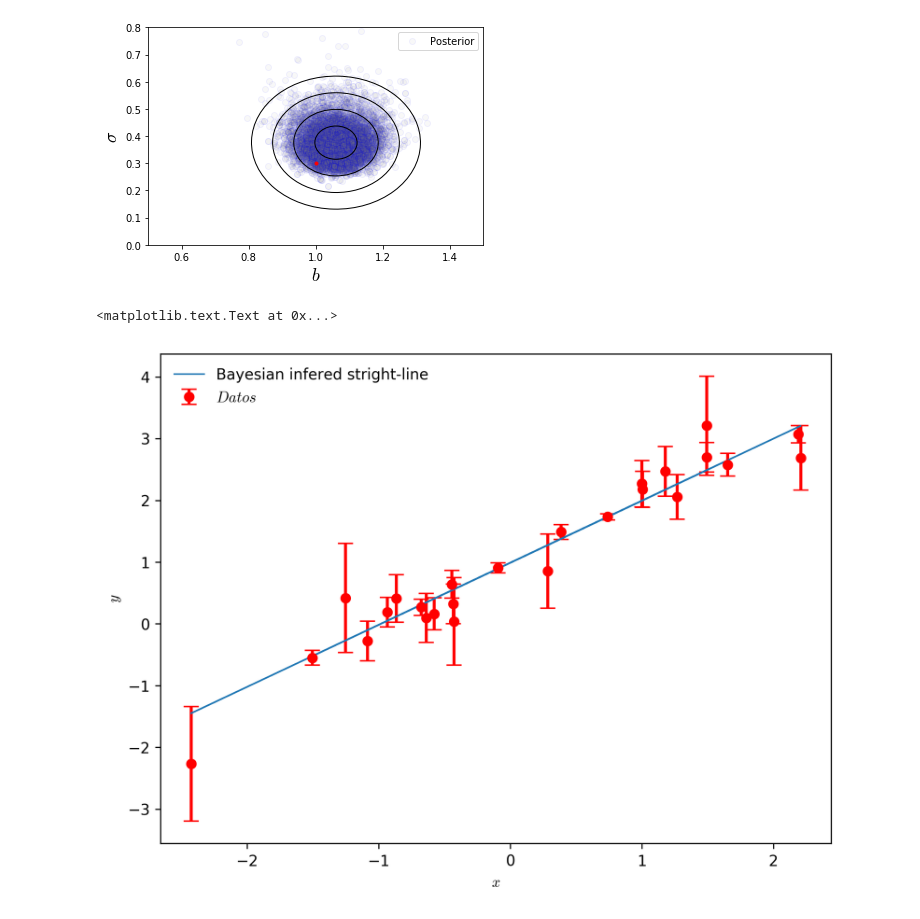
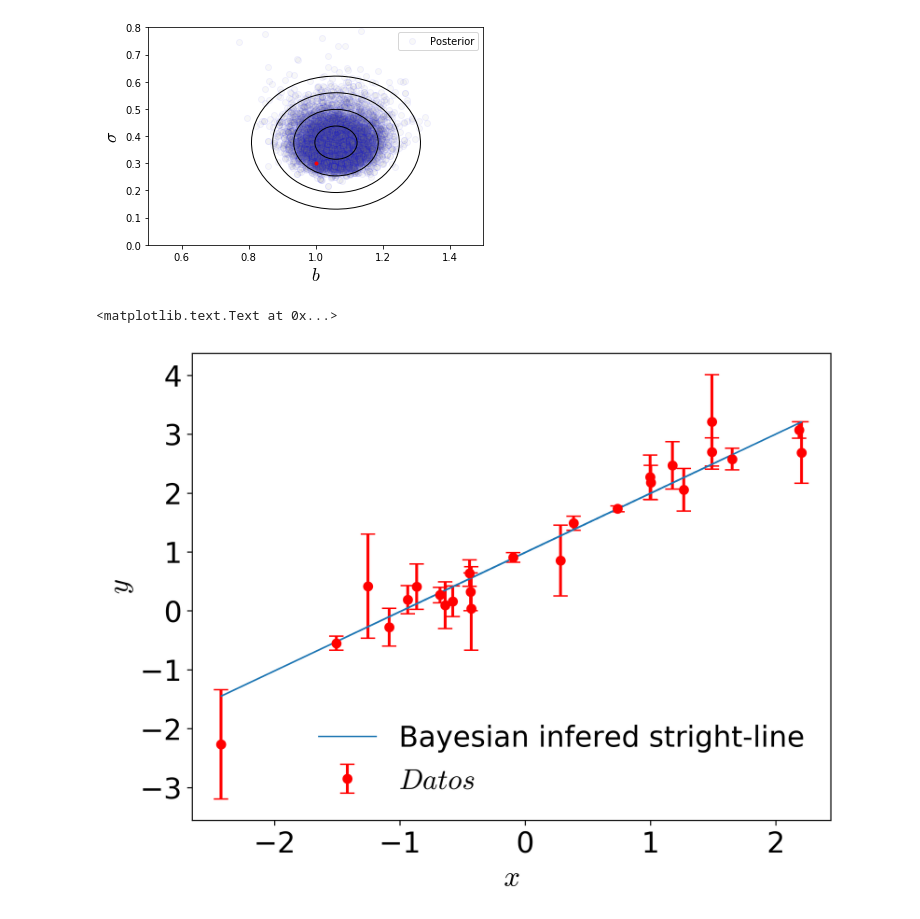
Before and after one commit to LuisPaAl/Statistical-memories, a Jupyter notebook: Untitled.ipynb, the cells around one changed output. Saved outputs shown, nothing was run; the diff lists cells and outputs as text; code cells hidden in the pictures.

```diff
--- a/Untitled.ipynb
+++ b/Untitled.ipynb
@@ -40,7 +38,7 @@ x1, y1, y1_error = stright(a1_real,b1_real,size,sigma1)
 figsize = (8, 6)                        # definimos el tamaño de nuestra figura
 dpi = 300                                # dots per inch
 
-rcParams['font.size'] = 10            # establecemos el tamaño de la fuente
+rcParams['font.size'] = 25           # establecemos el tamaño de la fuente
 rcParams['lines.linewidth'] = 1          # el grosor de las líneas
 rcParams['mathtext.fontset'] = 'cm'      # y el tipo de fuente en LaTex
 
@@ -276,24 +274,24 @@ savefig('param_dist.png')
 # %%
 figsize = (8, 6)                        # definimos el tamaño de nuestra figura
 dpi = 300                                # dots per inch
 
-rcParams['font.size'] = 10            # establecemos el tamaño de la fuente
+rcParams['font.size'] = 20          # establecemos el tamaño de la fuente
 rcParams['lines.linewidth'] = 1          # el grosor de las líneas
 rcParams['mathtext.fontset'] = 'cm'      # y el tipo de fuente en LaTex
 
 fig1 = figure(figsize=figsize, dpi=dpi)  # definimos la figura
 
 
 plt.errorbar(x1, y1, y1_error,      #plt.errorbar(x, y, error_y)
              xerr=None,
              color='red', marker='o', ls='None',
              elinewidth =2, capsize=5, capthick = 1,
              label='$Datos$')
 plt.plot(x1, 0.990577+1.004672*x1, label='Bayesian infered stright-line')
 plt.legend(loc='best', frameon=False)     #pon la legenda donde mejor quede sin marco
 
 xlabel(r'$x$')
 ylabel(r'$y$')
 # %% [output]
 <matplotlib.text.Text at 0x...>
-[figure, old version]
+[figure, new version]
```
Also changed, not shown: parts of 2 cells of this notebook, 7 other files.
